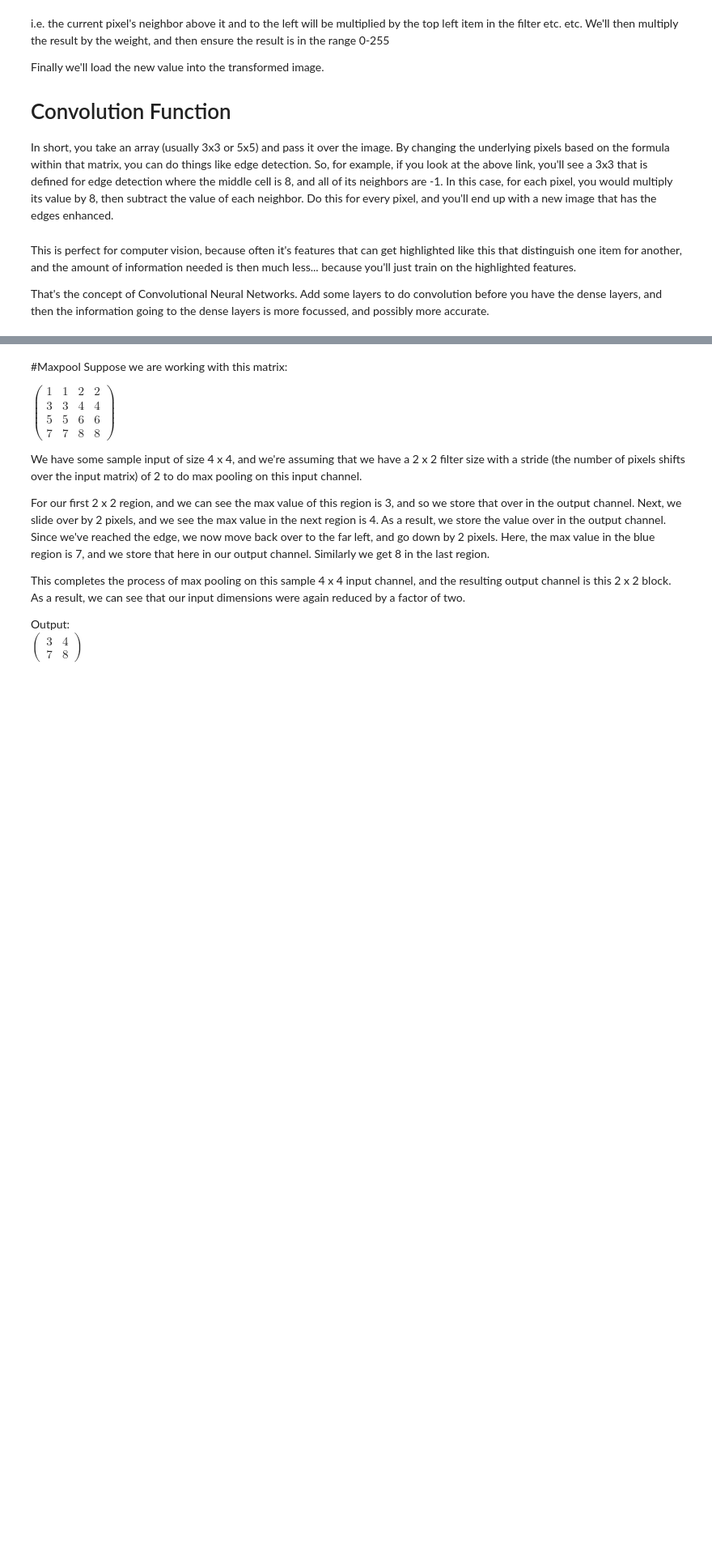
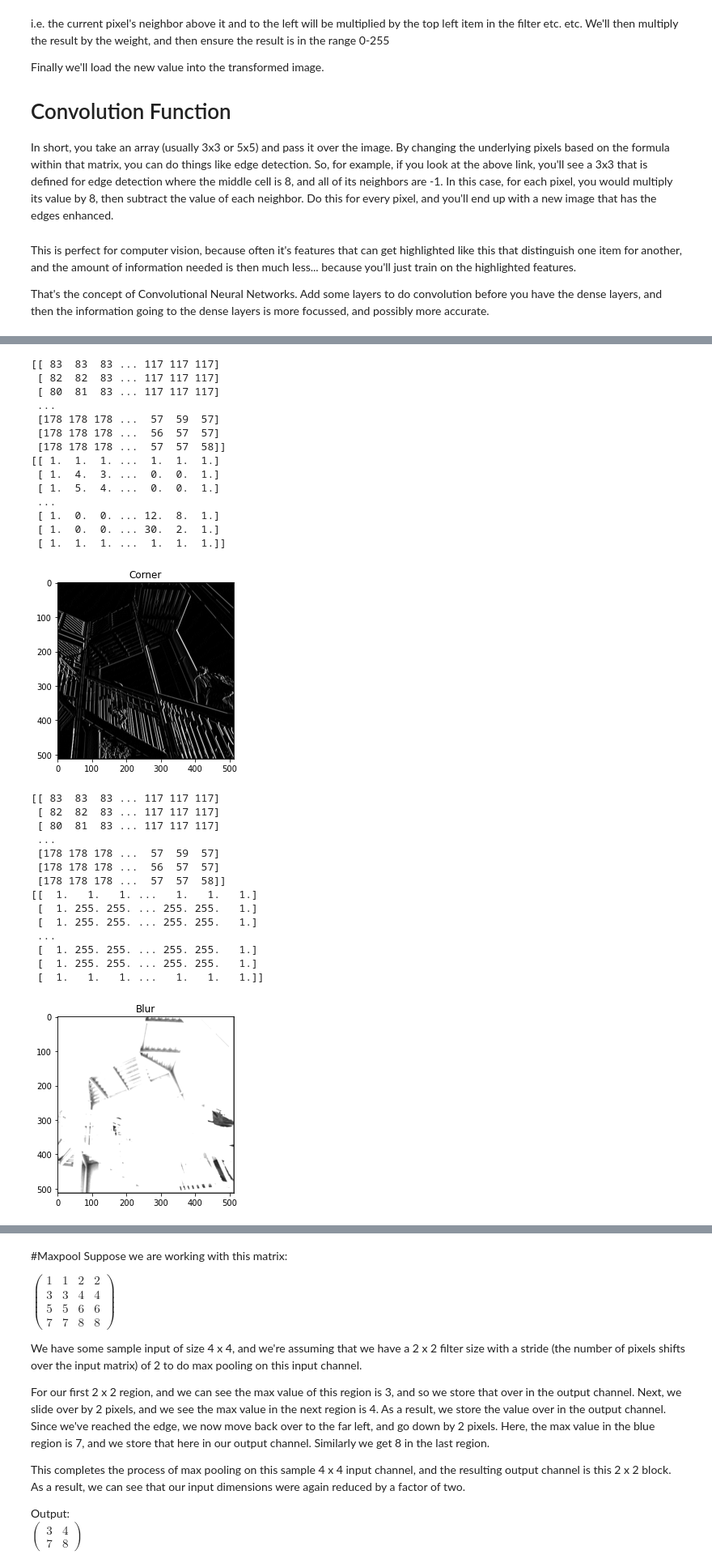
Before and after one commit to dslidder/FutureMakers2022, a Jupyter notebook: Day_6_Introduction_to_CNNs_DL.ipynb, the cells around one changed output, grey strips where cells are left out. Shown at 81% size. Drawn from its saved outputs; the diff is of its cells as text; code cells hidden in the pictures; blank space fills up the shorter version.

```diff
--- a/Day_6_Introduction_to_CNNs_DL.ipynb
+++ b/Day_6_Introduction_to_CNNs_DL.ipynb
@@ -187,14 +200,14 @@ And if they can be used, which ones are of use?
 # %%
 import math
 # %%
-""" Enter your code for Question 2 here """
-#Filters
+#Source websites: https://www.taylorpetrick.com/blog/post/convolution-part3
+# https://setosa.io/ev/image-kernels/
+# https://stackoverflow.com/questions/21679878/image-convolution-with-scipy-shifted-identity-kernel-how-is-the-computation-d
 
 # Change corner detection filter values here
-"""
-kernel_corner = np.array([[0,0,0],
-                        [0,0,0],
-                        [0,0,0]])
+kernel_corner = np.array([[-1,-1,-1],
+                          [0,0,0],
+                          [1,1,1]])
 print(img)
 img_corner = convolute(img, size_x, size_y, kernel_corner)
 
@@ -204,19 +217,26 @@ print(img_corner)
 plt.imshow(img_corner)
 plt.title('Corner')
 plt.show()
-"""
+
 
 # Change blur filter values here
+kernel_blur = np.array([[1,1,1], # -1 top, 0, 1 bottom
+                        [1,1,1],
+                        [1,1,1]])
+print(img)
+img_blur = convolute(img, size_x, size_y, kernel_blur)
 
-## use the same kernel / convolution / plotting code as above - make sure you change the variable names accordingly
+plt.gray()
+plt.grid(False)
+print(img_blur)
+plt.imshow(img_blur)
+plt.title('Blur')
+plt.show()
+
 
 # Change shift filter values here
-
-## use the same kernel / convolution / plotting code as above - make sure you change the variable names accordingly
-# Change corner detection filter values here
-"""
 kernel_shift = np.array([[0,0,0],
-                        [0,0,0],
+                        [0,0,1],
                         [0,0,0]])
 print(img)
 img_shift = convolute(img, size_x, size_y, kernel_corner) # we might not be able to see shift by 1 pixel clearly, that's why we perform the shift 5 times
@@ -227,40 +247,65 @@ img_shift = convolute(img_shift, size_x, size_y, kernel_corner)
 
 plt.gray()
 plt.grid(False)
 print(img_shift)
 plt.imshow(img_shift)
 plt.title('Shift')
 plt.show()
-"""
 
-# Change rotation filter values here
 
-## use the same kernel / convolution / plotting code as above - make sure you change the variable names accordingly
+# Change rotation filter values here (not possible)
 """
 kernel_rotation = np.array([[math.cos(60),-math.sin(60),0],
                             [math.sin(60),math.cos(60),0],
                             [0,0,1]])
 img_rotation = convolute(img, size_x, size_y, kernel_rotation)
 
 plt.gray()
 plt.grid(False)
 plt.imshow(img_rotation)
 plt.title('Rotation')
 plt.show()
 """
 
 # Change sharpen filter values here
-
-## use the same kernel / convolution / plotting code as above - make sure you change the variable names accordingly
-"""
-kernel_sharpen = np.array([[0,0,0],
-                        [0,0,0],
-                        [0,0,0]])
+kernel_sharpen = np.array([[0,-1,0],
+                           [-1,6,-1],
+                           [0,-1,0]])
 img_sharpen = convolute(img, size_x, size_y, kernel_sharpen)
 
 plt.gray()
 plt.grid(False)
 plt.imshow(img_sharpen)
 plt.title('Sharpen')
 plt.show()
-"""
+# %% [output]
+[[ 83  83  83 ... 117 117 117]
+ [ 82  82  83 ... 117 117 117]
+ [ 80  81  83 ... 117 117 117]
+ ...
+ [178 178 178 ...  57  59  57]
+ [178 178 178 ...  56  57  57]
+ [178 178 178 ...  57  57  58]]
+[[ 1.  1.  1. ...  1.  1.  1.]
+ [ 1.  4.  3. ...  0.  0.  1.]
+ [ 1.  5.  4. ...  0.  0.  1.]
+ ...
+ [ 1.  0.  0. ... 12.  8.  1.]
+ [ 1.  0.  0. ... 30.  2.  1.]
+ [ 1.  1.  1. ...  1.  1.  1.]]
+[figure, added]
+[[ 83  83  83 ... 117 117 117]
+ [ 82  82  83 ... 117 117 117]
+ [ 80  81  83 ... 117 117 117]
+ ...
+ [178 178 178 ...  57  59  57]
+ [178 178 178 ...  56  57  57]
+ [178 178 178 ...  57  57  58]]
+[[  1.   1.   1. ...   1.   1.   1.]
+ [  1. 255. 255. ... 255. 255.   1.]
+ [  1. 255. 255. ... 255. 255.   1.]
+ ...
+ [  1. 255. 255. ... 255. 255.   1.]
+ [  1. 255. 255. ... 255. 255.   1.]
+ [  1.   1.   1. ...   1.   1.   1.]]
+[figure, added]
```
Also changed, not shown: parts of 17 cells of this notebook.
